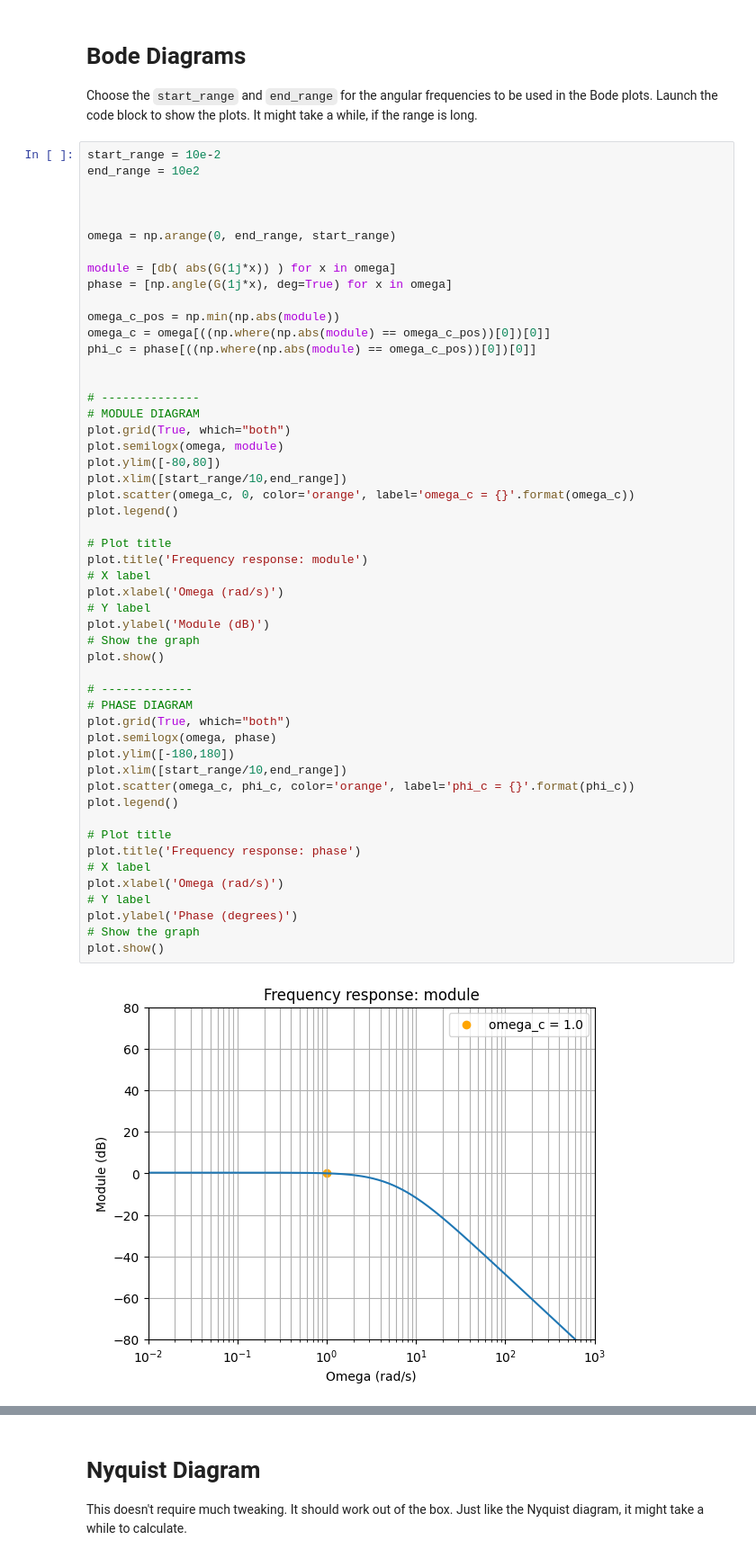
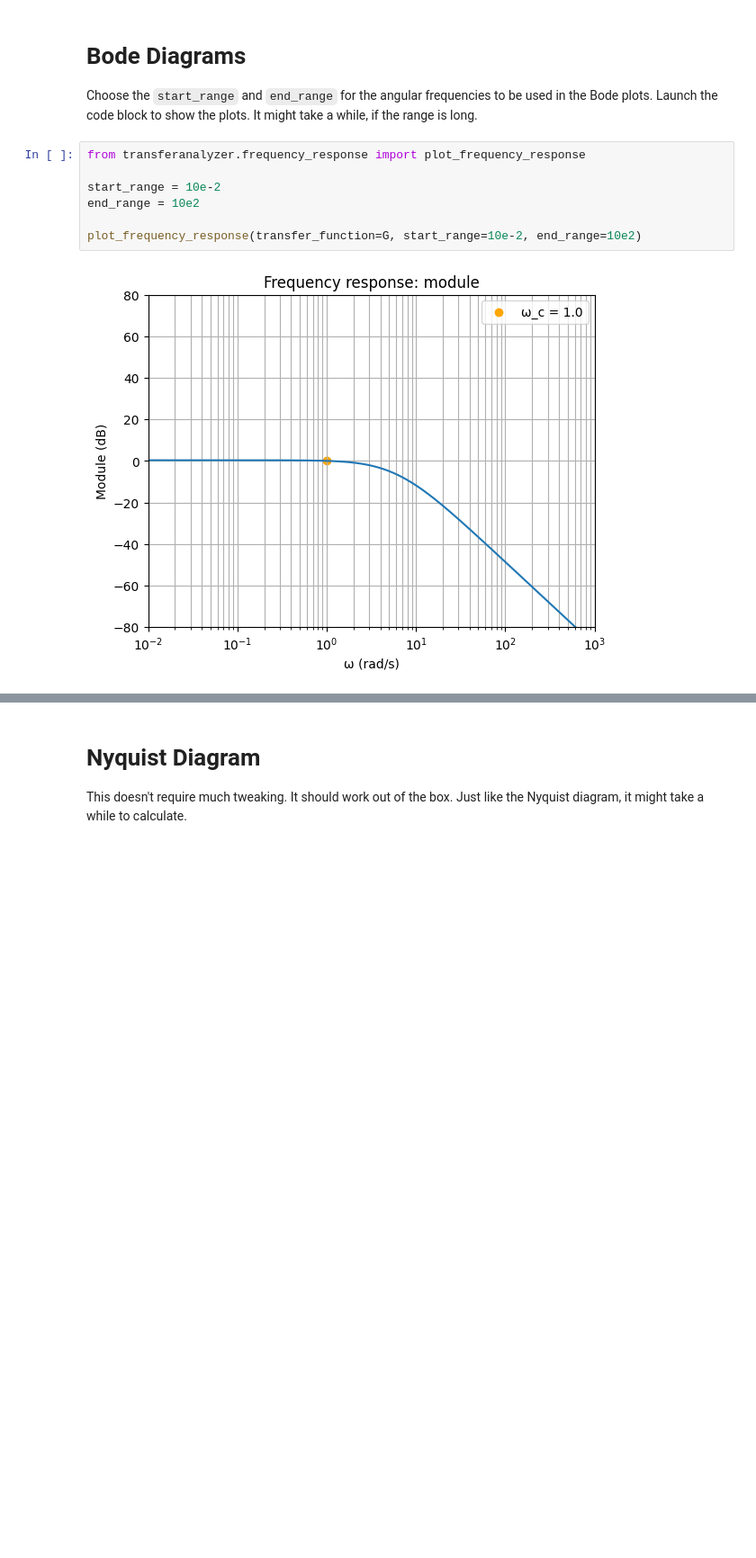
Before and after one commit to f-aguzzi/TransferAnalyzer, a Jupyter notebook: TransferAnalyzer.ipynb, the cells around one changed output, grey strips where cells are left out. Shown at 90% size. Cells and saved outputs as stored; diff of their text form; blank space fills up the shorter version.

```diff
--- a/TransferAnalyzer.ipynb
+++ b/TransferAnalyzer.ipynb
@@ -22,55 +15,11 @@ def G(s):
 
 Choose the `start_range` and `end_range` for the angular frequencies to be used in the Bode plots. Launch the code block to show the plots. It might take a while, if the range is long.
 # %%
+from transferanalyzer.frequency_response import plot_frequency_response
+
 start_range = 10e-2
 end_range = 10e2
 
-
-
-omega = np.arange(0, end_range, start_range)
-
-module = [db( abs(G(1j*x)) ) for x in omega]
-phase = [np.angle(G(1j*x), deg=True) for x in omega]
-
-omega_c_pos = np.min(np.abs(module))
-omega_c = omega[((np.where(np.abs(module) == omega_c_pos))[0])[0]]
-phi_c = phase[((np.where(np.abs(module) == omega_c_pos))[0])[0]]
-
-
-# --------------
-# MODULE DIAGRAM
-plot.grid(True, which="both")
-plot.semilogx(omega, module)
-plot.ylim([-80,80])
-plot.xlim([start_range/10,end_range])
-plot.scatter(omega_c, 0, color='orange', label='omega_c = {}'.format(omega_c))
-plot.legend()
-
-# Plot title
-plot.title('Frequency response: module')
-# X label
-plot.xlabel('Omega (rad/s)')
-# Y label
-plot.ylabel('Module (dB)')
-# Show the graph
-plot.show()
-
-# -------------
-# PHASE DIAGRAM
-plot.grid(True, which="both")
-plot.semilogx(omega, phase)
-plot.ylim([-180,180])
-plot.xlim([start_range/10,end_range])
-plot.scatter(omega_c, phi_c, color='orange', label='phi_c = {}'.format(phi_c))
-plot.legend()
-
-# Plot title
-plot.title('Frequency response: phase')
-# X label
-plot.xlabel('Omega (rad/s)')
-# Y label
-plot.ylabel('Phase (degrees)')
-# Show the graph
-plot.show()
+plot_frequency_response(transfer_function=G, start_range=10e-2, end_range=10e2)
 # %% [output]
-[figure, old version]
+[figure, new version]
```
Also changed, not shown: parts of 5 cells of this notebook, 7 other files.
